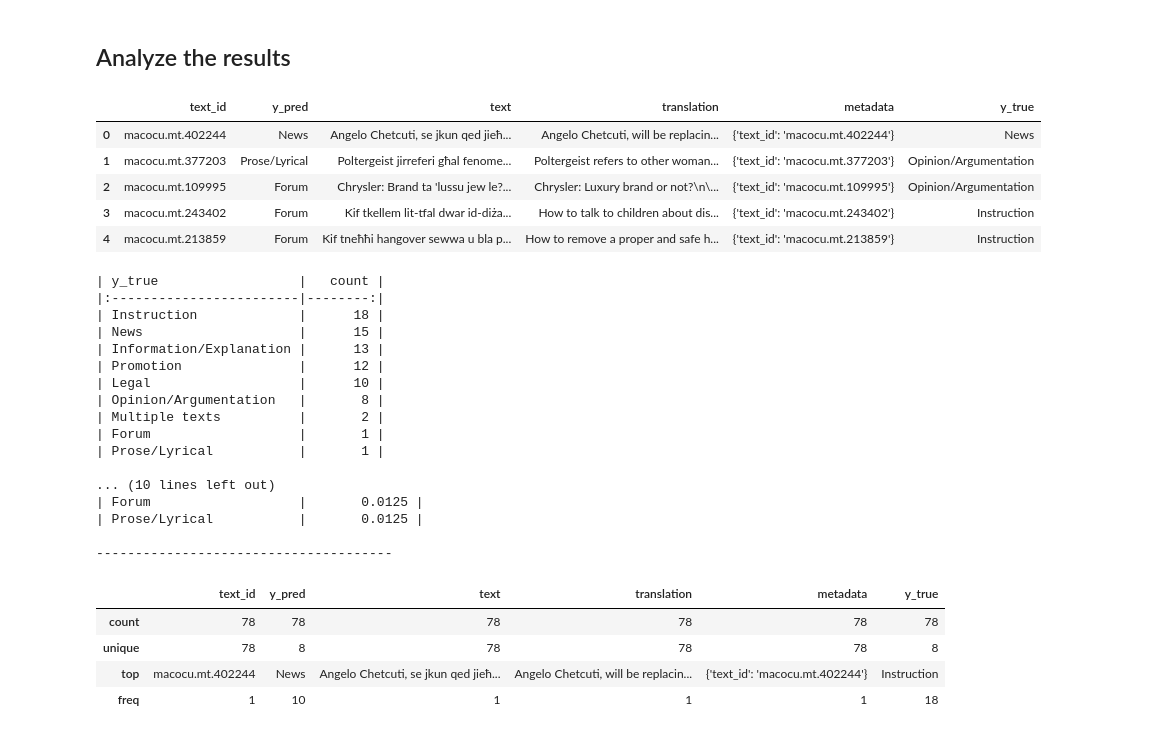
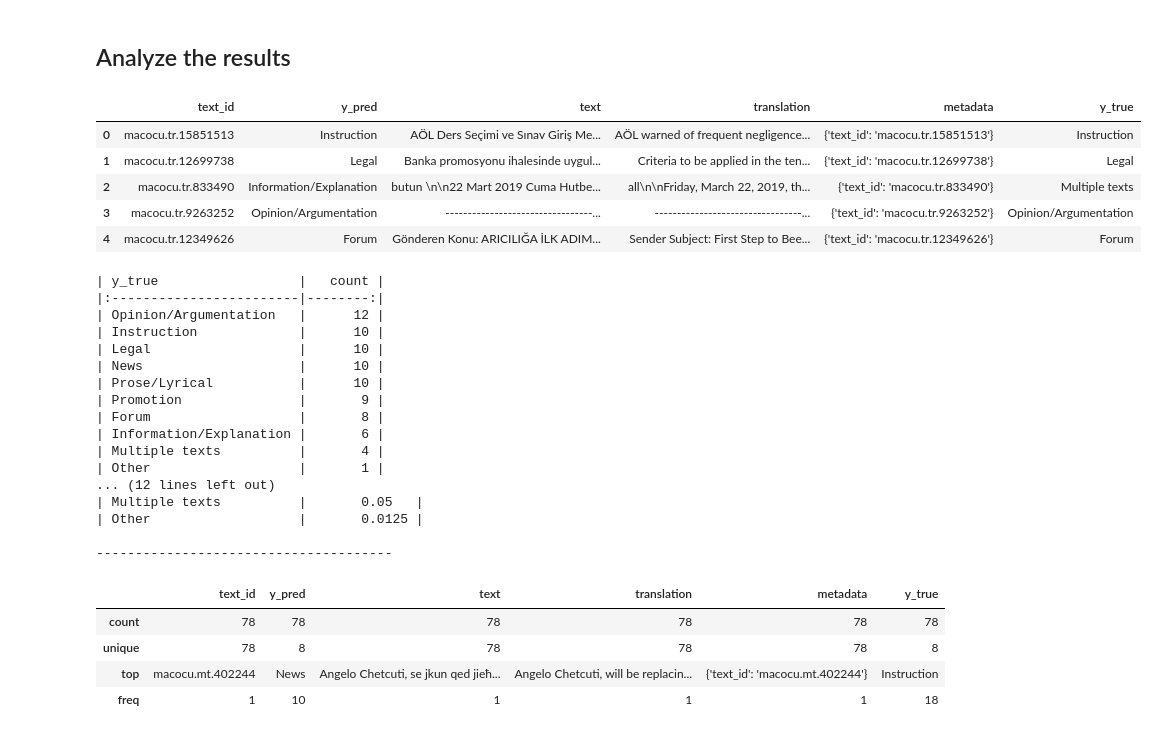
Before and after one commit to TajaKuzman/Crosslingual-Genre-Bias-Analysis, a Jupyter notebook: evaluation-of-annotation.ipynb, the cells around one changed output. Cells and saved outputs as stored; diff of their text form; code cells hidden in the pictures.

```diff
--- a/evaluation-of-annotation.ipynb
+++ b/evaluation-of-annotation.ipynb
@@ -110,15 +147,15 @@ df_sq.to_json("/cache/tajak/macocu-mt/datasets/manually-evaluated/MaCoCu-mt-genr
 ## Analyze the results
 # %%
 # Import the prepared annotated corpus with all the information
-df_sq =pd.read_json("/cache/tajak/macocu-mt/datasets/manually-evaluated/MaCoCu-mt-genre-sample-evaluated.jsonl", orient="records", lines=True)
+df_sq =pd.read_json("/cache/tajak/macocu-mt/datasets/manually-evaluated/MaCoCu-tr-genre-sample-evaluated.jsonl", orient="records", lines=True)
 df_sq.head()
 # %% [output]
 |  | text_id | y_pred | text | translation | metadata | y_true |
-| 0 | macocu.mt.402244 | News | Angelo Chetcuti, se jkun qed jieħ... | Angelo Chetcuti, will be replacin... | {'text_id': 'macocu.mt.402244'} | News |
-| 1 | macocu.mt.377203 | Prose/Lyrical | Poltergeist jirreferi għal fenome... | Poltergeist refers to other woman... | {'text_id': 'macocu.mt.377203'} | Opinion/Argumentation |
-| 2 | macocu.mt.109995 | Forum | Chrysler: Brand ta 'lussu jew le?... | Chrysler: Luxury brand or not?\n\... | {'text_id': 'macocu.mt.109995'} | Opinion/Argumentation |
-| 3 | macocu.mt.243402 | Forum | Kif tkellem lit-tfal dwar id-diża... | How to talk to children about dis... | {'text_id': 'macocu.mt.243402'} | Instruction |
-| 4 | macocu.mt.213859 | Forum | Kif tneħħi hangover sewwa u bla p... | How to remove a proper and safe h... | {'text_id': 'macocu.mt.213859'} | Instruction |
+| 0 | macocu.tr.15851513 | Instruction | AÖL Ders Seçimi ve Sınav Giriş Me... | AÖL warned of frequent negligence... | {'text_id': 'macocu.tr.15851513'} | Instruction |
+| 1 | macocu.tr.12699738 | Legal | Banka promosyonu ihalesinde uygul... | Criteria to be applied in the ten... | {'text_id': 'macocu.tr.12699738'} | Legal |
+| 2 | macocu.tr.833490 | Information/Explanation | butun \n\n22 Mart 2019 Cuma Hutbe... | all\n\nFriday, March 22, 2019, th... | {'text_id': 'macocu.tr.833490'} | Multiple texts |
+| 3 | macocu.tr.9263252 | Opinion/Argumentation | ---------------------------------... | ---------------------------------... | {'text_id': 'macocu.tr.9263252'} | Opinion/Argumentation |
+| 4 | macocu.tr.12349626 | Forum | Gönderen Konu: ARICILIĞA İLK ADIM... | Sender Subject: First Step to Bee... | {'text_id': 'macocu.tr.12349626'} | Forum |
 # %%
 # Analyze number of problematic texts
 print(df_sq["y_true"].value_counts().to_markdown())
@@ -128,19 +165,19 @@ print("\n--------------------------------------\n\n")
 # %% [output]
 | y_true                  |   count |
 |:------------------------|--------:|
-| Instruction             |      18 |
-| News                    |      15 |
-| Information/Explanation |      13 |
-| Promotion               |      12 |
+| Opinion/Argumentation   |      12 |
+| Instruction             |      10 |
 | Legal                   |      10 |
-| Opinion/Argumentation   |       8 |
-| Multiple texts          |       2 |
-| Forum                   |       1 |
-| Prose/Lyrical           |       1 |
-
-... (10 lines left out)
-| Forum                   |       0.0125 |
-| Prose/Lyrical           |       0.0125 |
+| News                    |      10 |
+| Prose/Lyrical           |      10 |
+| Promotion               |       9 |
+| Forum                   |       8 |
+| Information/Explanation |       6 |
+| Multiple texts          |       4 |
+| Other                   |       1 |
+... (12 lines left out)
+| Multiple texts          |       0.05   |
+| Other                   |       0.0125 |
 
 --------------------------------------
 # %%
```
Also changed, not shown: parts of 11 cells of this notebook, 3 other files.
